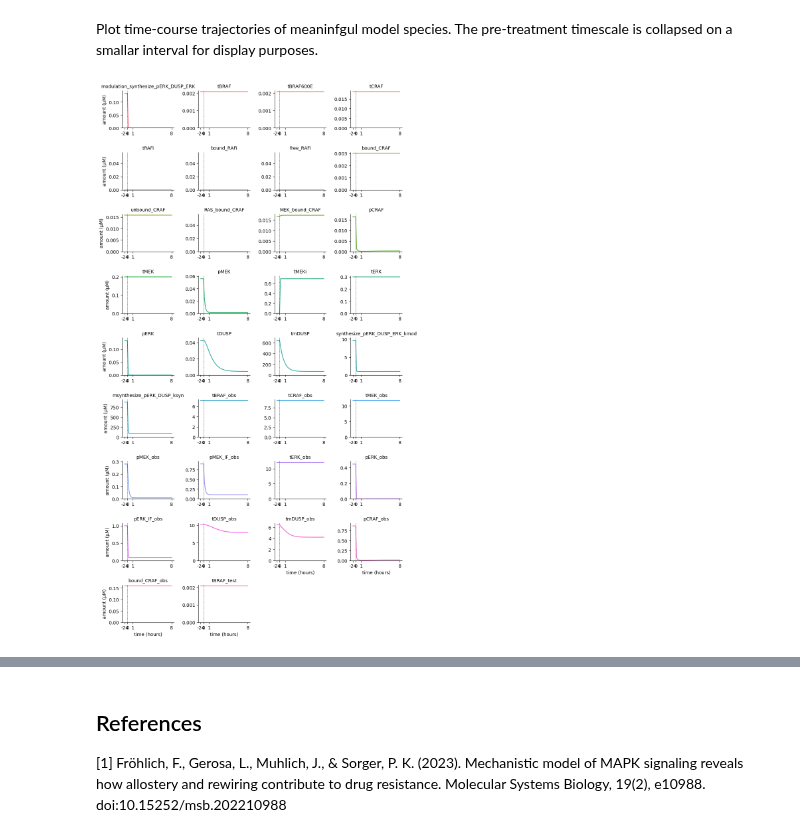
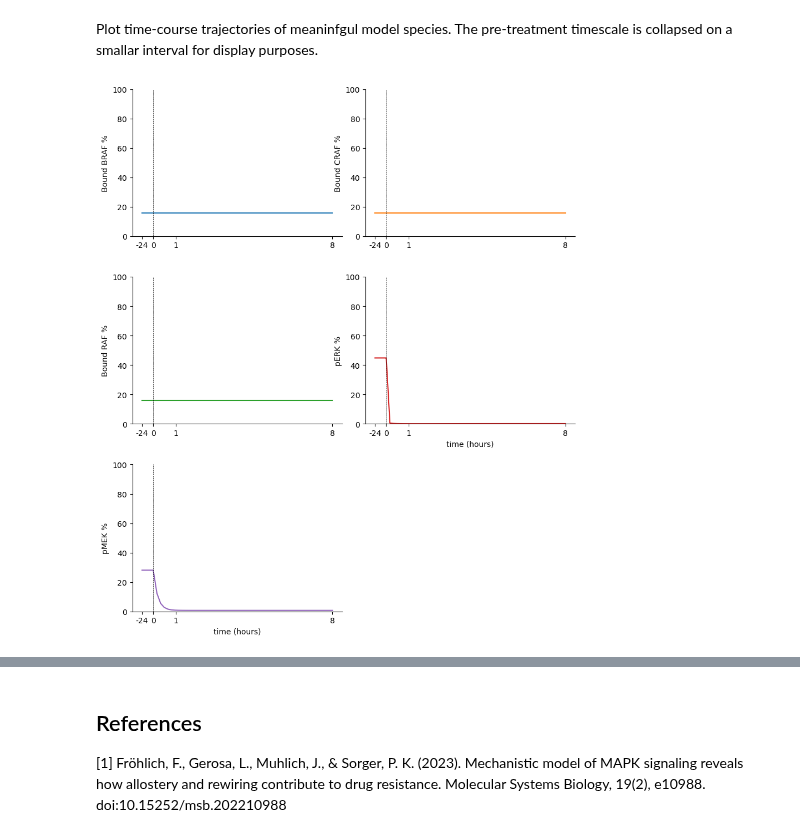
Before and after one commit to lgerosa/panRAFi_MEKi_combo, a Jupyter notebook: MARM_2_Feedback_2023_06/MARM2_Andrew_8_24/scripts/simulation_and_plotting/Time_Course_Response/Simulate_Belva_Cobi_Traj_MARM2_BRAF_V600E.ipynb, the cells around one changed output, grey strips where cells are left out. Saved outputs shown, nothing was run; the diff lists cells and outputs as text; code cells hidden in the pictures.

```diff
--- a/MARM_2_Feedback_2023_06/MARM2_Andrew_8_24/scripts/simulation_and_plotting/Time_Course_Response/Simulate_Belva_Cobi_Traj_MARM2_BRAF_V600E.ipynb
+++ b/MARM_2_Feedback_2023_06/MARM2_Andrew_8_24/scripts/simulation_and_plotting/Time_Course_Response/Simulate_Belva_Cobi_Traj_MARM2_BRAF_V600E.ipynb
@@ -129,7 +129,7 @@ df_pre.set_index('time', inplace=True)
 # %% [markdown]
 We run another simulation starting from the final state of the pre-treatment simulation, overriding the MEKi and PRAFi concentrations with the user-selected values. This is a fixed-time simulation rather than the steady-state equilibration used in the previous simulations.
 # %%
-RAFi_concentration = 0
+RAFi_concentration = 0.0
 MEKi_concentration = 0.5
 # %%
 tspan_trt = np.linspace(0, t_trt)
@@ -170,22 +170,29 @@ pre_time_scale = 0.5
 obs_plot = obs.reset_index()
 time_scale_factor = pre_time_scale / -obs_plot['time'].iloc[0]
 obs_plot.loc[obs_plot['time'] < 0, 'time'] *= time_scale_factor
+obs_plot = obs_plot.reindex(sorted(obs_plot.columns), axis=1)
 # %%
 obs_melted = obs_plot.melt(id_vars='time')
+obs_array = np.array(["Bound_CRAF_percent","Bound_BRAF_percent","Bound_RAF_percent","pERK_percent","pMEK_percent"])
+upper_bound = {"Bound_CRAF_percent":100,"Bound_BRAF_percent":100,"Bound_RAF_percent":100,"pERK_percent":100,"pMEK_percent":100}
+selected_obs_melted = obs_melted[np.isin(obs_melted["variable"],obs_array)]
 g = sns.FacetGrid(
-    obs_melted, col='variable', hue='variable', col_wrap=4,
-    sharex=False, sharey=False, height=1.9, aspect=1.25
+    selected_obs_melted, col='variable', hue='variable', col_wrap=2,
+    sharex=False, sharey=False, height=3.5, aspect=1.25
 )
 g.map(plt.plot, 'time', 'value')
-for ax in g.axes:
-    _, ymax = ax.get_ylim()
-    ax.set_ylim(ymin=0, ymax=ymax * 1.03)
-    ax.set_xticks([-pre_time_scale, 0, 1, t_trt])
-    ax.set_xticklabels(['-'+str(t_pretrt), '0', '1', str(t_trt)])
-    ax.axvline(0, color='k', linewidth=0.5, linestyle='--')
-g.set_titles('{col_name}')
+for ax_ind in range(len(g.axes)):
+    _, ymax = g.axes[ax_ind].get_ylim()
+    upper_bound_val = upper_bound[g.axes[ax_ind].get_title().replace("variable = ",'')]
+    g.axes[ax_ind].set_ylim(ymin=0, ymax=upper_bound_val)
+    g.axes[ax_ind].set_xticks([-pre_time_scale, 0, 1, t_trt])
+    g.axes[ax_ind].set_xticklabels(['-'+str(t_pretrt), '0', '1', str(t_trt)])
+    g.axes[ax_ind].axvline(0, color='k', linewidth=0.5, linestyle='--')
+    g.axes[ax_ind].set_ylabel(g.axes[ax_ind].get_title().replace("variable = ",'').replace("_"," ").replace("percent","%"))
+    g.axes[ax_ind].set_title("")
+
 g.set_xlabels('time (hours)')
-g.set_ylabels('amount (\u03bcM)')
-g.savefig(Path('figures/Temporal_response_trajectories/BRAF_V600E/BRAF_V600E_small.svg'),format = 'svg')
+#g.set_ylabels('%')
+g.savefig(Path('figures/Temporal_response_trajectories/BRAF_V600E/BRAF_V600E.svg'),format = 'svg')
 # %% [output]
-[figure, old version]
+[figure, new version]
```
Also changed, not shown: parts of 3 cells of this notebook, 47 other files.
